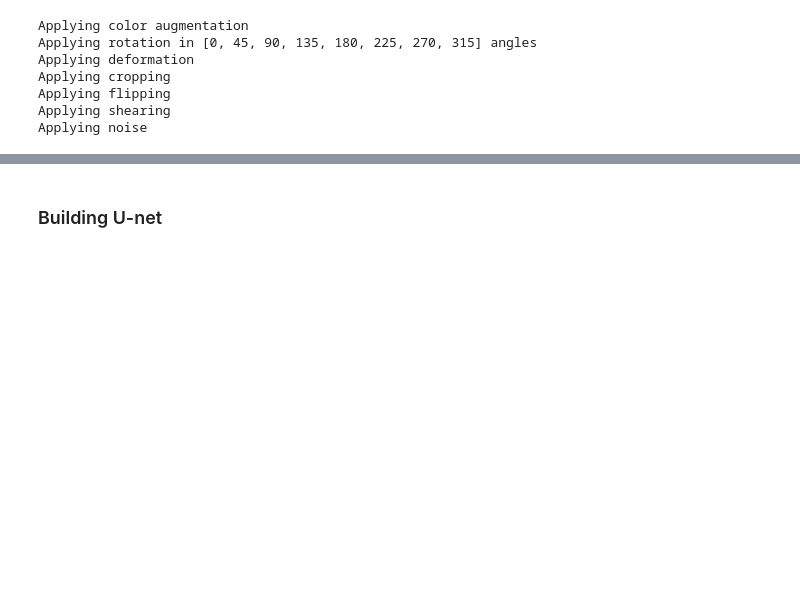
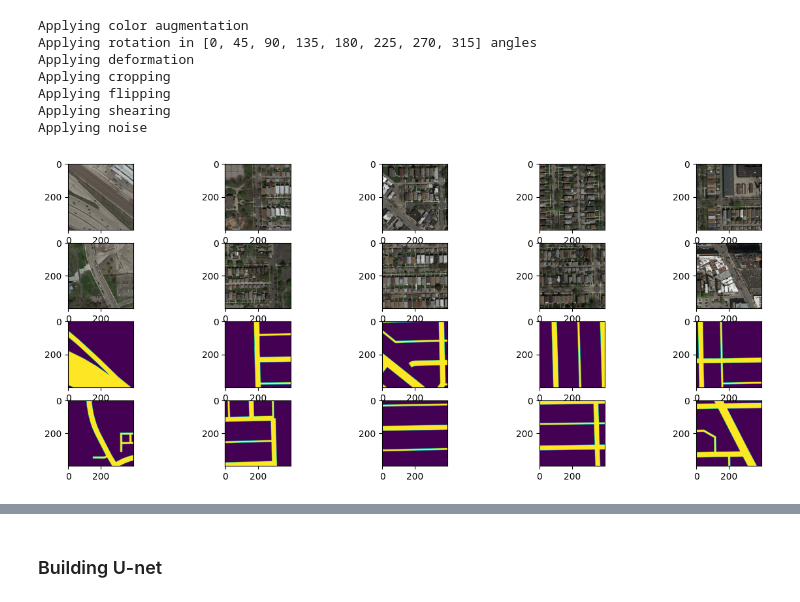
Before and after one commit to haraldhob/ML_course, a Jupyter notebook: projects/project2/project_road_segmentation/project 2.ipynb, the cells around one changed output, grey strips where cells are left out. Drawn from its saved outputs; the diff is of its cells as text; code cells hidden in the pictures; blank space fills up the shorter version.

```diff
--- a/projects/project2/project_road_segmentation/project 2.ipynb
+++ b/projects/project2/project_road_segmentation/project 2.ipynb
@@ -563,6 +596,27 @@ Applying cropping
 Applying flipping
 Applying shearing
 Applying noise
+# %%
+ten_images = augmented_imgs[:10]
+ten_train_y = augmented_gt_imgs[:10]
+
+# Create a subplot for each image
+fig, axes = plt.subplots(4, 5, figsize=(15, 6))
+
+# Flatten the 2D array of subplots
+axes = axes.flatten()
+
+# Loop through the first ten images and display them
+for i in range(10):
+    axes[i].imshow(ten_images[i])
+    axes[i+10].imshow(ten_train_y[i])
+    #axes[i].axis('off')
+
+# Adjust layout and display the plot
+#plt.tight_layout()
+plt.show()
+# %% [output]
+[figure, added]
 # %%
 print("Dataset Summary:\n")
 
```
Also changed, not shown: parts of 26 cells of this notebook, 11 other files.
